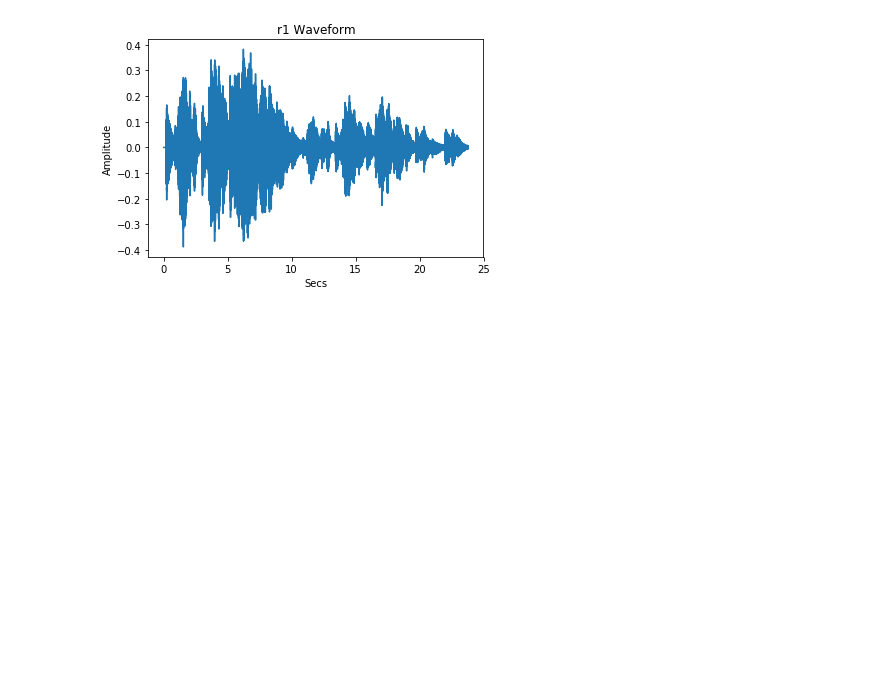
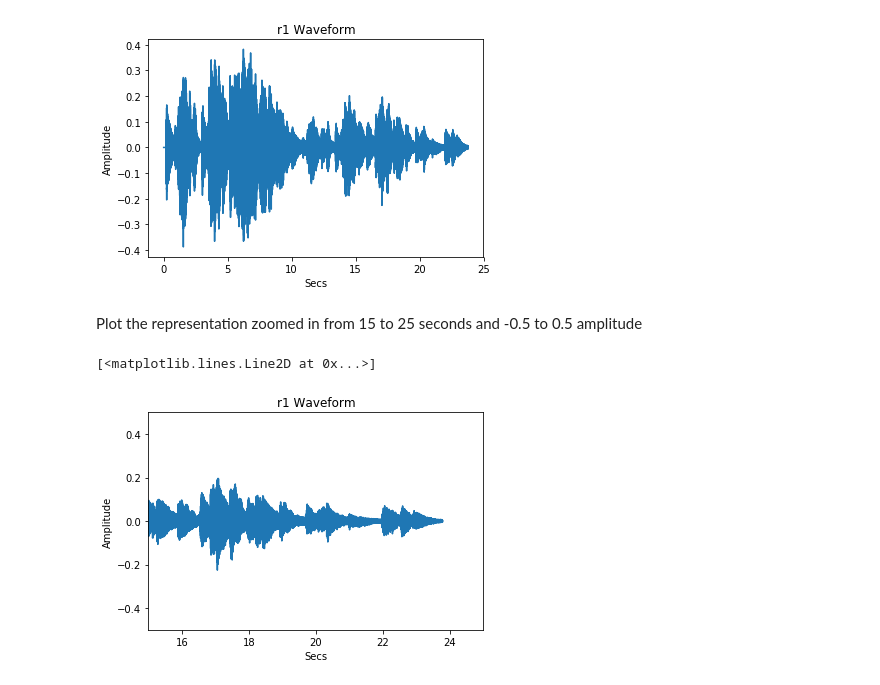
Before and after one commit to dahvvv/bc_signalprocessing, a Jupyter notebook: assign1/HW_10_08.ipynb, the cells around one changed output. Drawn from its saved outputs; the diff is of its cells as text; code cells hidden in the pictures; blank space fills up the shorter version.

Commit message:
plot the representation zoomed in from 15 to 25 seconds and -0.5 to 0.5 amplitude

```diff
--- a/assign1/HW_10_08.ipynb
+++ b/assign1/HW_10_08.ipynb
@@ -41,3 +41,15 @@ plotlib.plot(times, instAmps)
 # %% [output]
 [<matplotlib.lines.Line2D at 0x...>]
 [figure]
+# %% [markdown]
+Plot the representation zoomed in from 15 to 25 seconds and -0.5 to 0.5 amplitude
+# %%
+plotlib.title('r1 Waveform')
+plotlib.xlabel('Secs')
+plotlib.ylabel('Amplitude')
+plotlib.xlim(15, 25)
+plotlib.ylim(-0.5, 0.5)
+plotlib.plot(times, instAmps)
+# %% [output]
+[<matplotlib.lines.Line2D at 0x...>]
+[figure, added]
```
